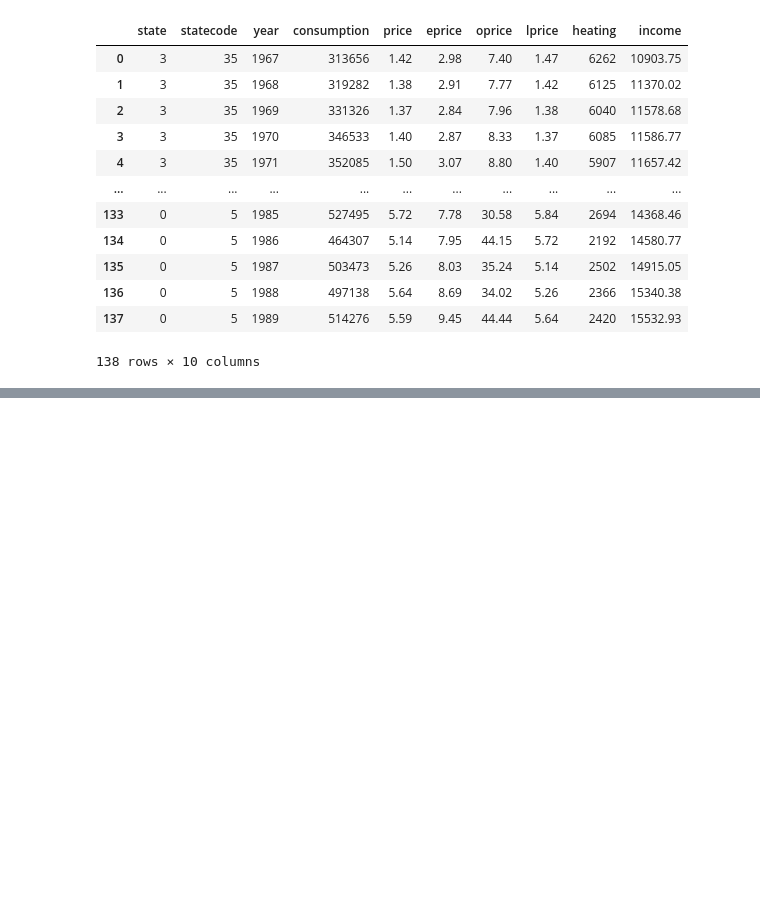
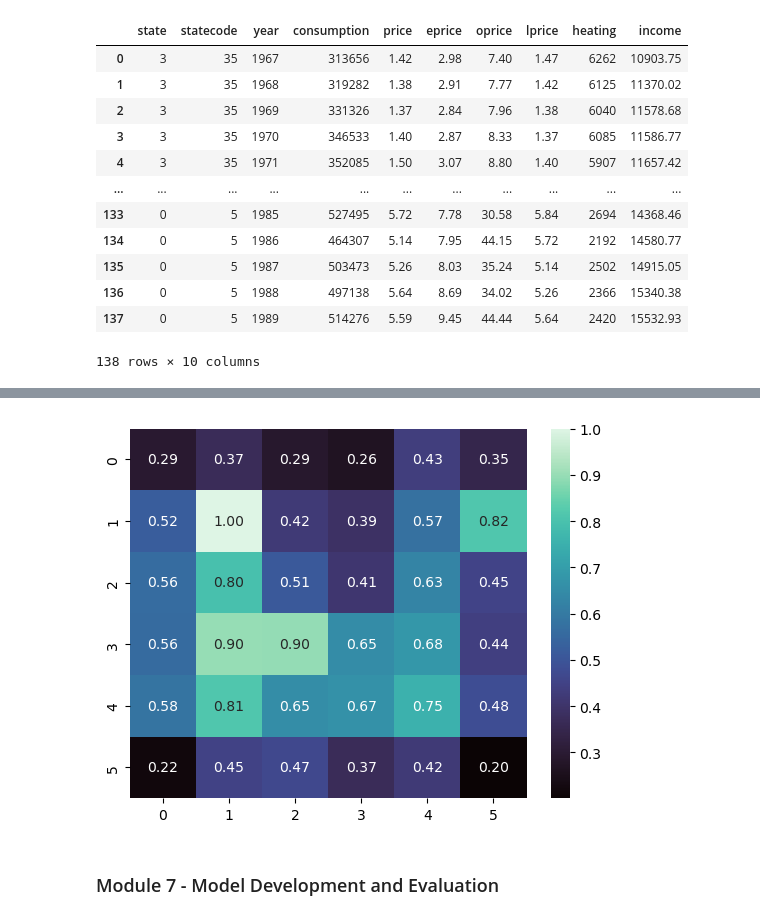
Before and after one commit to papaya147/exploratory-data-analysis, a Jupyter notebook: code.ipynb, the cells around one changed output, grey strips where cells are left out. Drawn from its saved outputs; the diff is of its cells as text; code cells hidden in the pictures; blank space fills up the shorter version.

```diff
--- a/code.ipynb
+++ b/code.ipynb
@@ -323,0 +336,18 @@ data
+# %%
+# scaling the data
+sc = StandardScaler()
+scaled = sc.fit_transform(data)
+
+# self organising maps
+size = 6
+som = MiniSom(size, size, input_len=scaled.shape[1], sigma=1, learning_rate=0.5)
+som.random_weights_init(scaled)
+som.train(scaled, 100)
+
+U = som.distance_map().T
+sns.heatmap(U, cmap="mako", annot=True, fmt=".2f")
+plt.show()
+# %% [output]
+[figure, added]
+# %% [markdown]
+### Module 7 - Model Development and Evaluation
```
Also changed, not shown: parts of 9 cells of this notebook.
